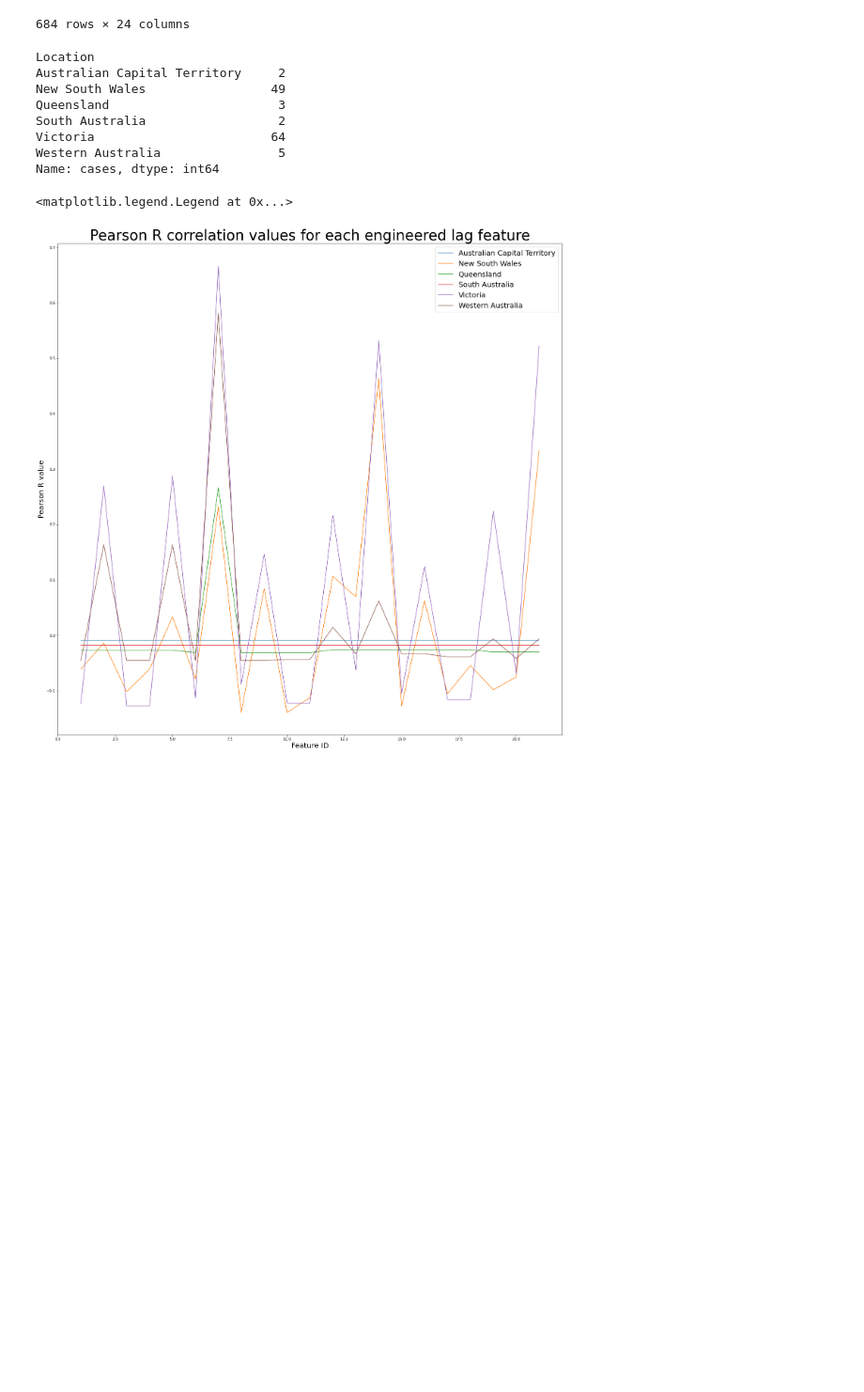
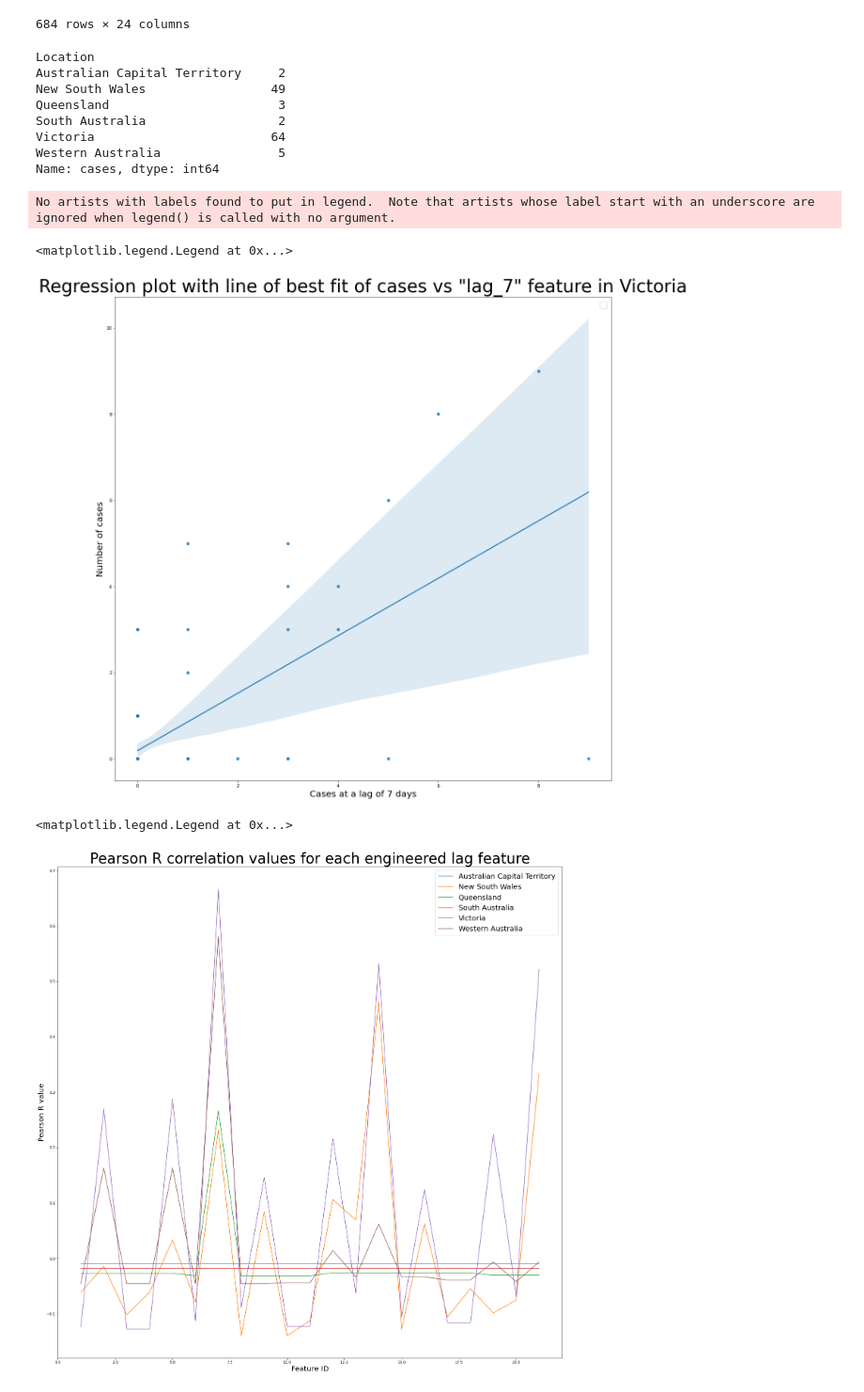
Before and after one commit to kinoshita197083/Grad-Project-React, a Jupyter notebook: dataset_content/monkeypox.ipynb, the cells around one changed output. Shown: that part at 94% size. Saved outputs shown, nothing was run; the diff lists cells and outputs as text; code cells hidden in the pictures; blank space fills up the shorter version.

```diff
--- a/dataset_content/monkeypox.ipynb
+++ b/dataset_content/monkeypox.ipynb
@@ -229,6 +229,22 @@ p = sns.lineplot(x = 'column_id', y='r', data = r_df, hue='Location')
 p.set_ylabel("Pearson R value", fontsize = 20)
 p.set_xlabel("Feature ID", fontsize = 20)
 p.legend(fontsize= 20)
+# %%
+import seaborn as sns
+f, ax = plt.subplots(figsize=(20, 20))
+# Sets title
+ax.set_title('Regression plot of cases vs "lag_7" feature in Victoria', fontsize= 40)
+# Generates the scatter plot
+p = sns.regplot(x='lag_7', y="cases",
+       data=aus_mp_mod.loc[aus_mp_mod['Location'] == 'Victoria'], ax=ax)
+# Sets labels and legend sizing
+p.set_ylabel("Number of cases", fontsize = 20)
+p.set_xlabel("Cases at a lag of 7 days", fontsize = 20)
+p.legend(fontsize= 20)
+# %% [output]
+No artists with labels found to put in legend.  Note that artists whose label start with an underscore are ignored when legend() is called with no argument.
+<matplotlib.legend.Legend at 0x...>
+[figure, added]
 # %%
 f, ax = plt.subplots(figsize=(25, 25))
 ax.set_title('Pearson R correlation values for each engineered lag feature', fontsize= 40)
```
Also changed, not shown: 13 other files.
